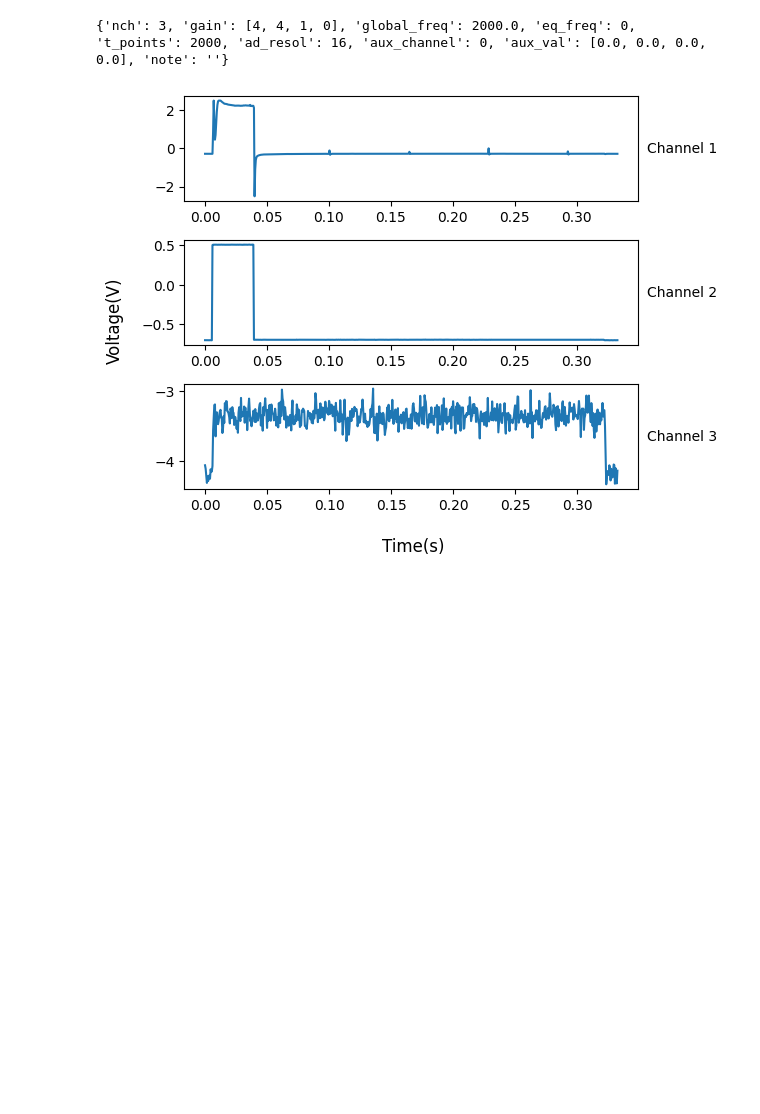
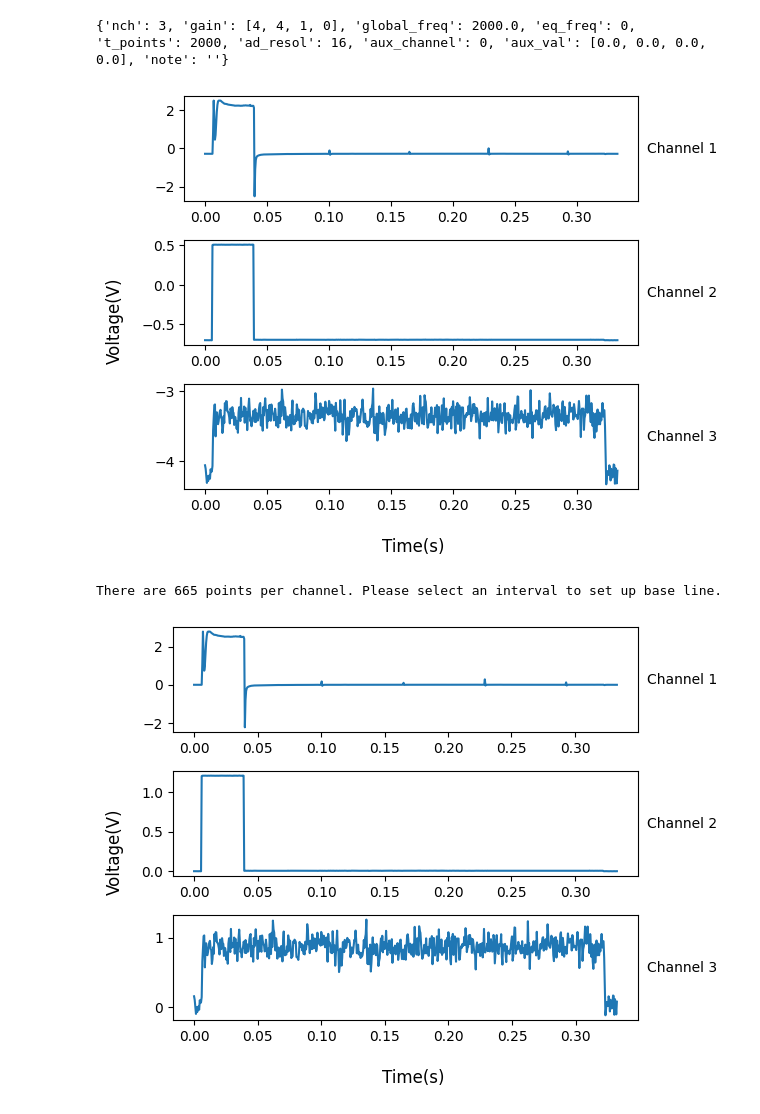
Before and after one commit to bktoo/practica, a Jupyter notebook: scripts/readanal.ipynb, the cells around one changed output. Saved outputs shown, nothing was run; the diff lists cells and outputs as text; code cells hidden in the pictures; blank space fills up the shorter version.

```diff
--- a/scripts/readanal.ipynb
+++ b/scripts/readanal.ipynb
@@ -61,7 +64,8 @@ def points (file):
 
 def eq_channels (offset_points:list,head:dict,channels:list):
     '''Toma todos los puntos extraídos de un archivo de collect y los organiza en
-    la lista 'channels' con igual frecuencia para todos. Requiere el header como dato de entrada'''
+    la lista 'channels' con igual frecuencia para todos. Requiere el header, lista de canales y puntos
+    como dato de entrada'''
     ch_n=0 #indice de canal en 'channels[]'
     for point in offset_points: #agregando cada punto a su canal correspondiente
         channels[ch_n].append(point/(head['gain'][ch_n])) #al agregarlo se hace la conversión del punto para que coincida con el valor real en voltios
@@ -73,7 +77,7 @@ def eq_channels (offset_points:list,head:dict,channels:list):
 # %%
 
 def un_channels (offset_points:list,head:dict,channels:list):
-    '''Organiza todos pos puntos extraidos de un archivo de collect y los organiza de acuer
+    '''Organiza todos los puntos extraidos de un archivo de collect y los organiza de acuer
     do al criterio eq_freq=0, con preferencia de sampleo en los primeros canales.
     Requiere el header como dato de entrada'''
     ch_n=0
@@ -139,4 +131,0 @@ def channels_points(file):
-# %%
-fig, chn, t=channels_points(file)
-# %% [output]
-[figure, removed]
@@ -142,0 +156,32 @@ fig, chn, t=channels_points(file)
+# %%
+
+def raw_graph(channels:list, times:list):
+    """Gráfica los canales de dos listas de canales y puntos requiere la función
+    header() para funcionar"""
+    head=header(file)
+    fig, ax = plt.subplots(head['nch'])
+    for channel in range(head['nch']):
+        ax[channel].plot(times[channel],channels[channel])
+        ax[channel].text(
+            1.02, 0.5, f"Channel {channel + 1}",  # Título y posición
+            transform=ax[channel].transAxes,      # Use axis coordinates
+            ha='left', va='center',              # Alignment
+        )
+    fig.supxlabel('Time(s)')
+    fig.supylabel('Voltage(V)')
+    plt.tight_layout()
+
+    return fig
+# %%
+def graph_user (file):
+    chn,times=(channels_points(file))
+    plt.show()
+    offset_data(chn)
+    raw_graph(chn,times)
+    return
+
+graph_user(file)
+# %% [output]
+[figure, added]
+There are 665 points per channel. Please select an interval to set up base line.
+[figure, added]
```
Also changed, not shown: parts of 4 cells of this notebook.
